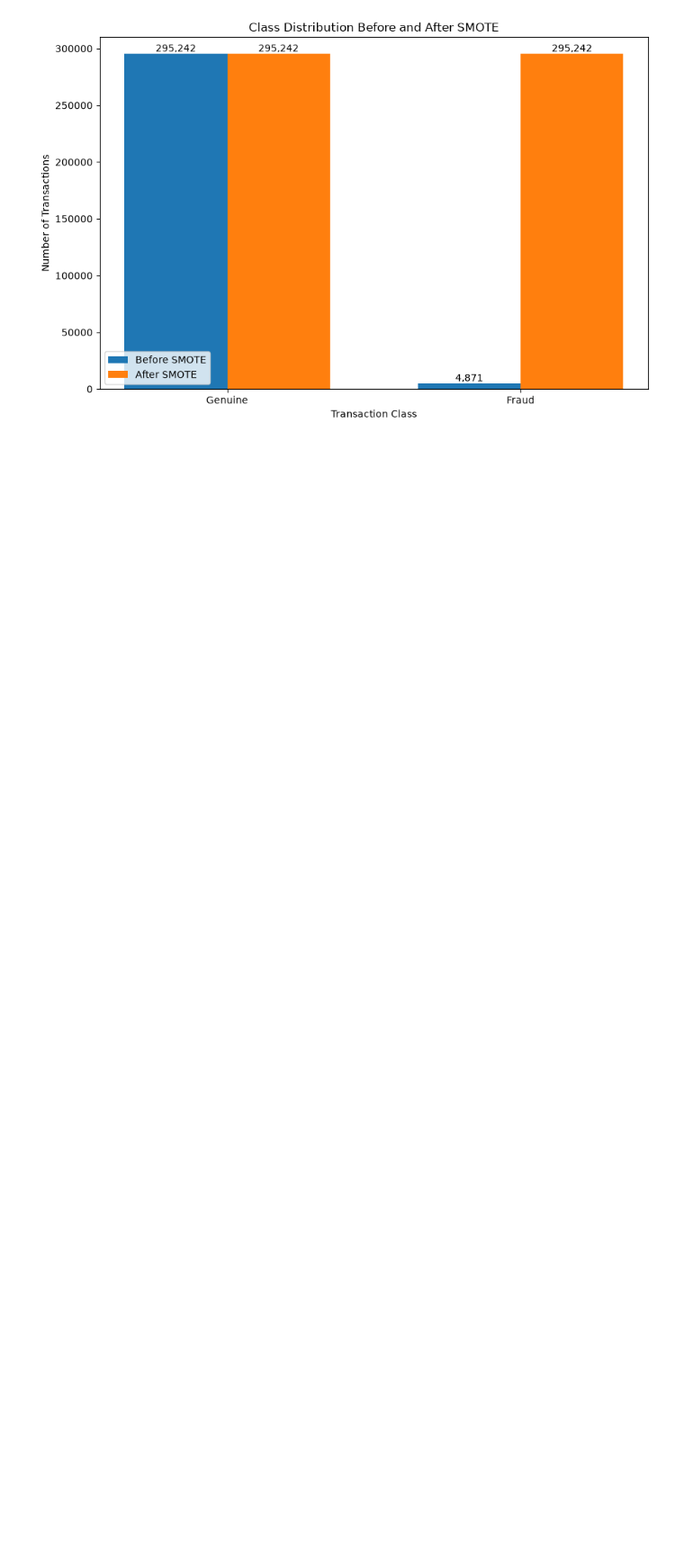
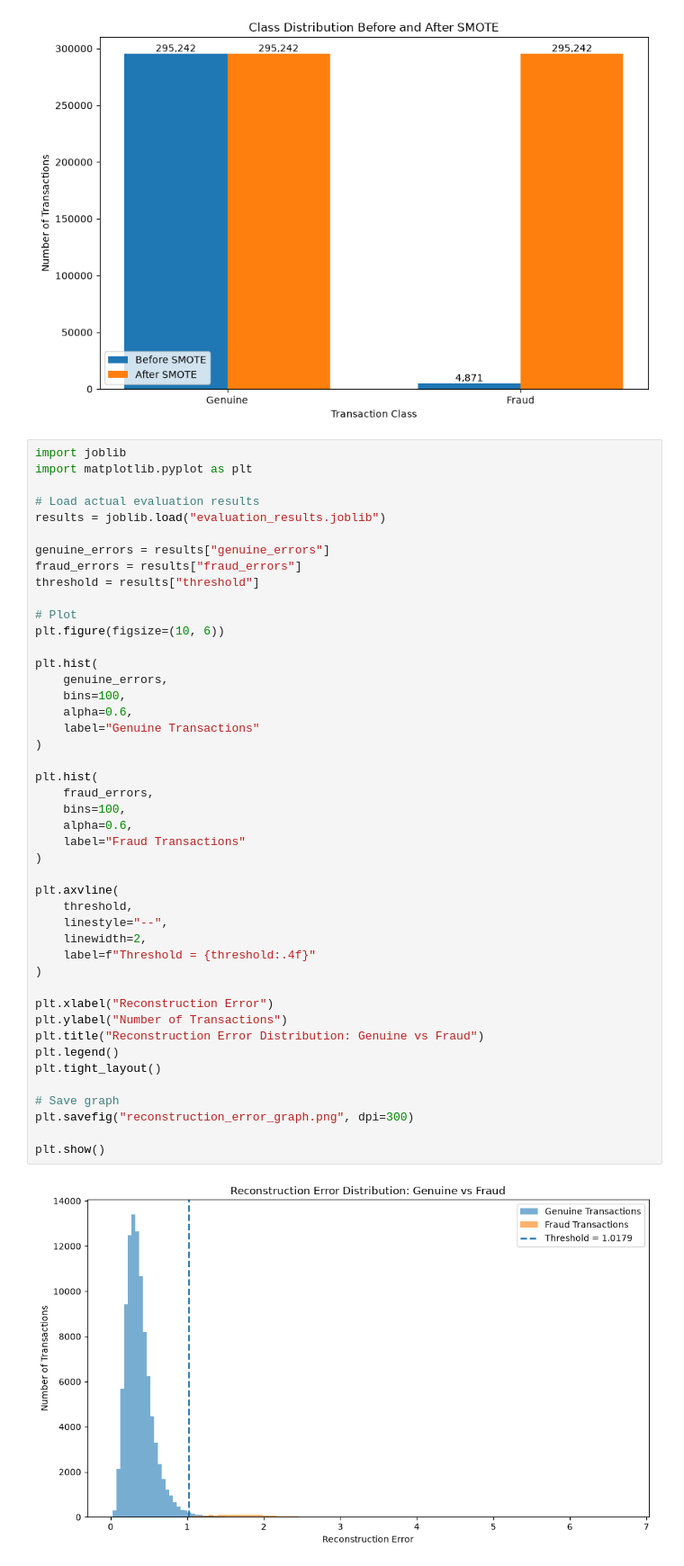
Before and after one commit to sohu9/zero-day-fraud-detection, a Jupyter notebook: 01_data_exploration.ipynb, the cells around one changed output. Shown at 90% size. Cells and saved outputs as stored; diff of their text form; blank space fills up the shorter version.

Commit message:
Add reconstruction error analysis graph

```diff
--- a/01_data_exploration.ipynb
+++ b/01_data_exploration.ipynb
@@ -349,3 +349,50 @@ plt.tight_layout()
 plt.show()
 # %% [output]
 [figure]
+# %%
+import joblib
+import matplotlib.pyplot as plt
+
+# Load actual evaluation results
+results = joblib.load("evaluation_results.joblib")
+
+genuine_errors = results["genuine_errors"]
+fraud_errors = results["fraud_errors"]
+threshold = results["threshold"]
+
+# Plot
+plt.figure(figsize=(10, 6))
+
+plt.hist(
+    genuine_errors,
+    bins=100,
+    alpha=0.6,
+    label="Genuine Transactions"
+)
+
+plt.hist(
+    fraud_errors,
+    bins=100,
+    alpha=0.6,
+    label="Fraud Transactions"
+)
+
+plt.axvline(
+    threshold,
+    linestyle="--",
+    linewidth=2,
+    label=f"Threshold = {threshold:.4f}"
+)
+
+plt.xlabel("Reconstruction Error")
+plt.ylabel("Number of Transactions")
+plt.title("Reconstruction Error Distribution: Genuine vs Fraud")
+plt.legend()
+plt.tight_layout()
+
+# Save graph
+plt.savefig("reconstruction_error_graph.png", dpi=300)
+
+plt.show()
+# %% [output]
+[figure, added]
```
Also changed, not shown: 2 other files.
